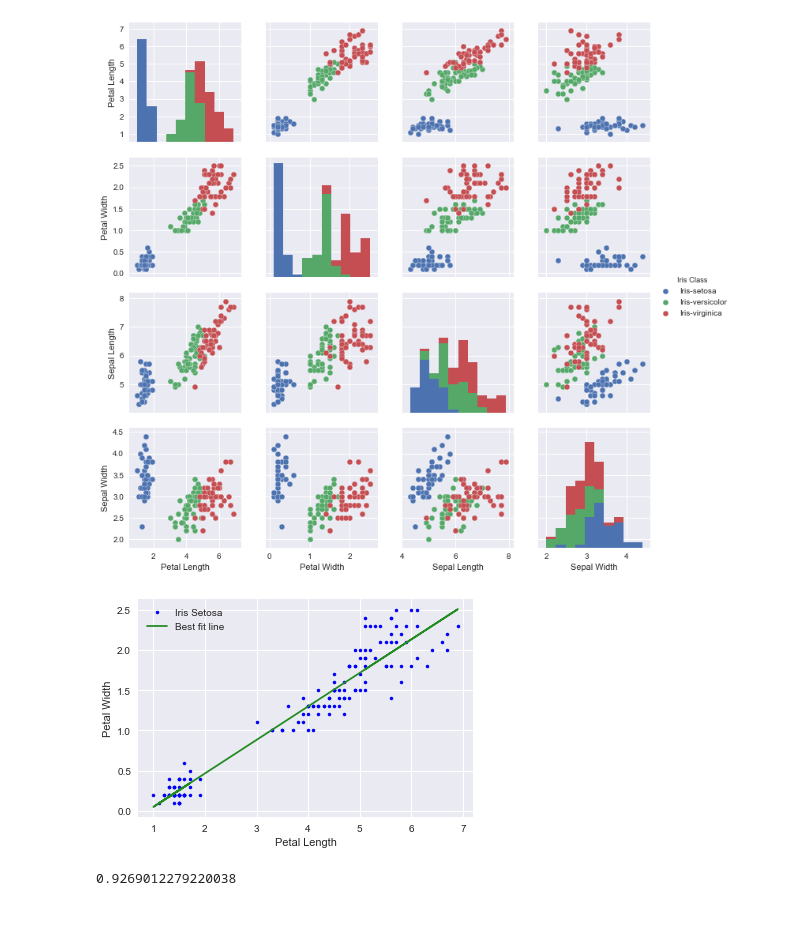
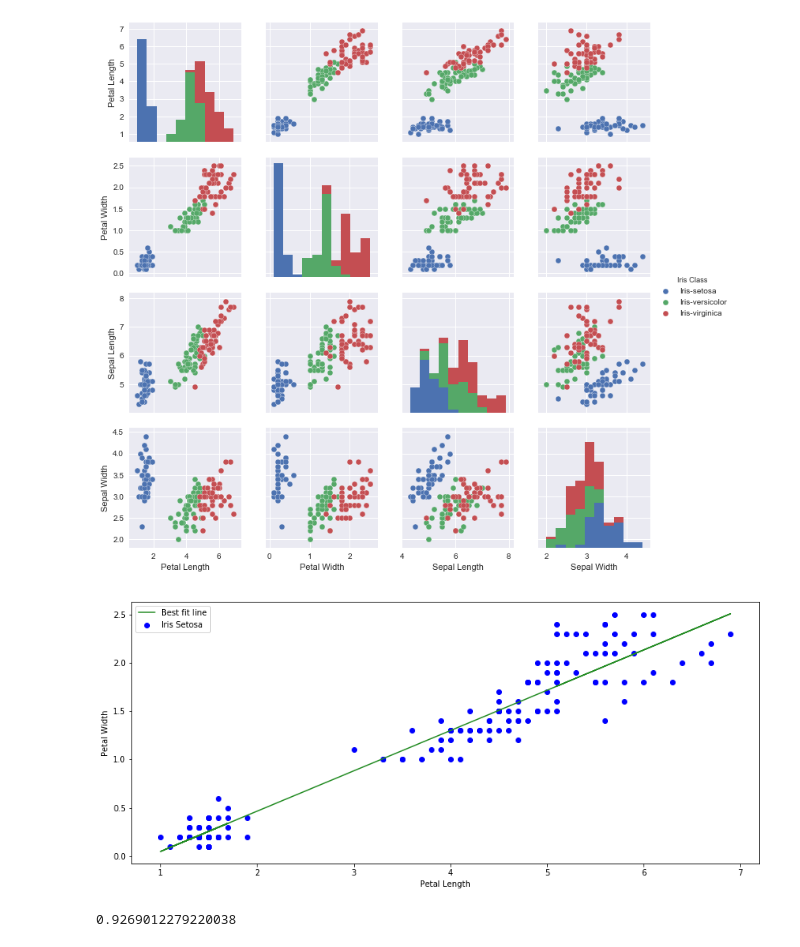
Before and after one commit to taraokelly/Problem-set-Jupyter-Pyplot-and-Numpy, a Jupyter notebook: solutions/rough_work.ipynb, the cells around one changed output. Saved outputs shown, nothing was run; the diff lists cells and outputs as text; code cells hidden in the pictures; blank space fills up the shorter version.

```diff
--- a/solutions/rough_work.ipynb
+++ b/solutions/rough_work.ipynb
@@ -91,30 +91,30 @@ sns.pairplot(df, hue="Iris Class")
 <seaborn.axisgrid.PairGrid at 0x...>
 [figure]
 # %%
-# Plot Setosa measurements
-plt.plot(petal_length, petal_width,'b.', label='Iris Setosa')
-
 # https://github.com/emerging-technologies/emerging-technologies.github.io/blob/master/notebooks/simple-linear-regression.ipynb
 # Calculate the best values for m and c.
 petal_length_avg = np.mean(petal_length)
 petal_width_avg = np.mean(petal_width)
 
 petal_length_zero = petal_length - petal_length_avg
 petal_width_zero = petal_width - petal_width_avg
 
 m = np.sum(petal_length_zero * petal_width_zero) / np.sum(petal_length_zero * petal_length_zero)
 c = petal_width_avg - m * petal_length_avg
 
+# Plot Setosa measurements
+plt.scatter(petal_length, petal_width,marker='o', c='b', label='Iris Setosa')
+
 # Plot best fit line
 plt.plot(petal_length, m * petal_length + c, 'forestgreen', label='Best fit line')
 # Add labels
 plt.xlabel('Petal Length')
 plt.ylabel('Petal Width')
 plt.legend()
 # Print graph
 plt.show()
 # %% [output]
-[figure, old version]
+[figure, new version]
 # %%
 # Calculate the R-squared value for our data set using numpy.
 np.corrcoef(petal_length, petal_width)[0][1]**2
```
Also changed, not shown: parts of 1 cell of this notebook, 1 other file.
